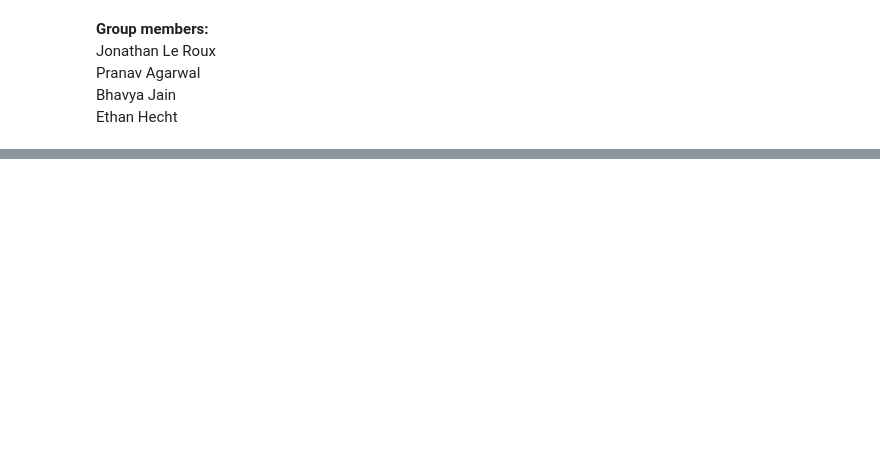
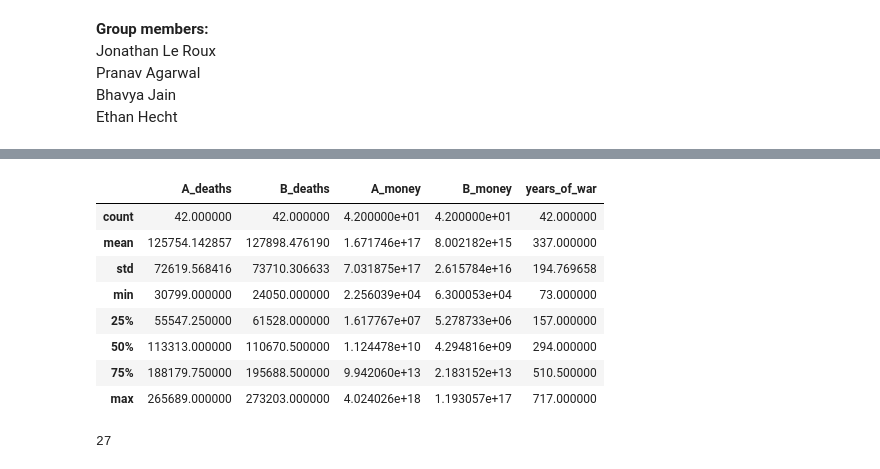
Before and after one commit to BlurSure/cmse202-project-group3, a Jupyter notebook: War-modelling-Playaround.ipynb, the cells around one changed output, grey strips where cells are left out. Drawn from its saved outputs; the diff is of its cells as text; code cells hidden in the pictures; blank space fills up the shorter version.

```diff
--- a/War-modelling-Playaround.ipynb
+++ b/War-modelling-Playaround.ipynb
@@ -423,3 +574,24 @@ print(Country1.money, Country2.money)
-# %%
-for i in Country1.territory_list:
-    print(i.skill_levels)
+# %%
+#when the number of soldiers are the same how does money affect things:
+def take_data_constant_soldiers(filename):
+    territory_data = pd.read_csv(filename)
+    territory_data = territory_data.replace(0,"Country1")
+    territory_data = territory_data.replace(1,"Country2")
+
+    country_1_territory_list = []
+    country_2_territory_list = []
+
+    for i in range(len(territory_data)):
+        if territory_data["country"][i] == "Country1":
+            temp_Territory = Territory(territory_data["name"][i], [territory_data["longitude"][i],territory_data["latitude"][i] ],150000)
+            country_1_territory_list.append(temp_Territory)
+        else:
+            temp_Territory = Territory(territory_data["name"][i], [territory_data["longitude"][i],territory_data["latitude"][i] ],150000)
+            country_2_territory_list.append(temp_Territory)
+
+    Country1 = Country('Red',country_1_territory_list,10000)
+    Country2 = Country('Blue',country_2_territory_list,20000)
+
+    return [Country1,Country2]
+
+Country1,Country2 = take_data_constant_soldiers("Territory data.csv")
@@ -425,0 +647,20 @@ for i in Country1.territory_list:
+# %%
+df = run_sims_constant_soldiers(200)
+# %%
+df = df[df["years_of_war"]!=800]
+# %%
+df.describe()
+# %% [output]
+|  | A_deaths | B_deaths | A_money | B_money | years_of_war |
+| count | 42.000000 | 42.000000 | 4.200000e+01 | 4.200000e+01 | 42.000000 |
+| mean | 125754.142857 | 127898.476190 | 1.671746e+17 | 8.002182e+15 | 337.000000 |
+| std | 72619.568416 | 73710.306633 | 7.031875e+17 | 2.615784e+16 | 194.769658 |
+| min | 30799.000000 | 24050.000000 | 2.256039e+04 | 6.300053e+04 | 73.000000 |
+| 25% | 55547.250000 | 61528.000000 | 1.617767e+07 | 5.278733e+06 | 157.000000 |
+| 50% | 113313.000000 | 110670.500000 | 1.124478e+10 | 4.294816e+09 | 294.000000 |
+| 75% | 188179.750000 | 195688.500000 | 9.942060e+13 | 2.183152e+13 | 510.500000 |
+| max | 265689.000000 | 273203.000000 | 4.024026e+18 | 1.193057e+17 | 717.000000 |
+# %%
+len(df[df["winner"]=="Red"])
+# %% [output]
+27
```
Also changed, not shown: parts of 16 cells of this notebook, 2 other files.
